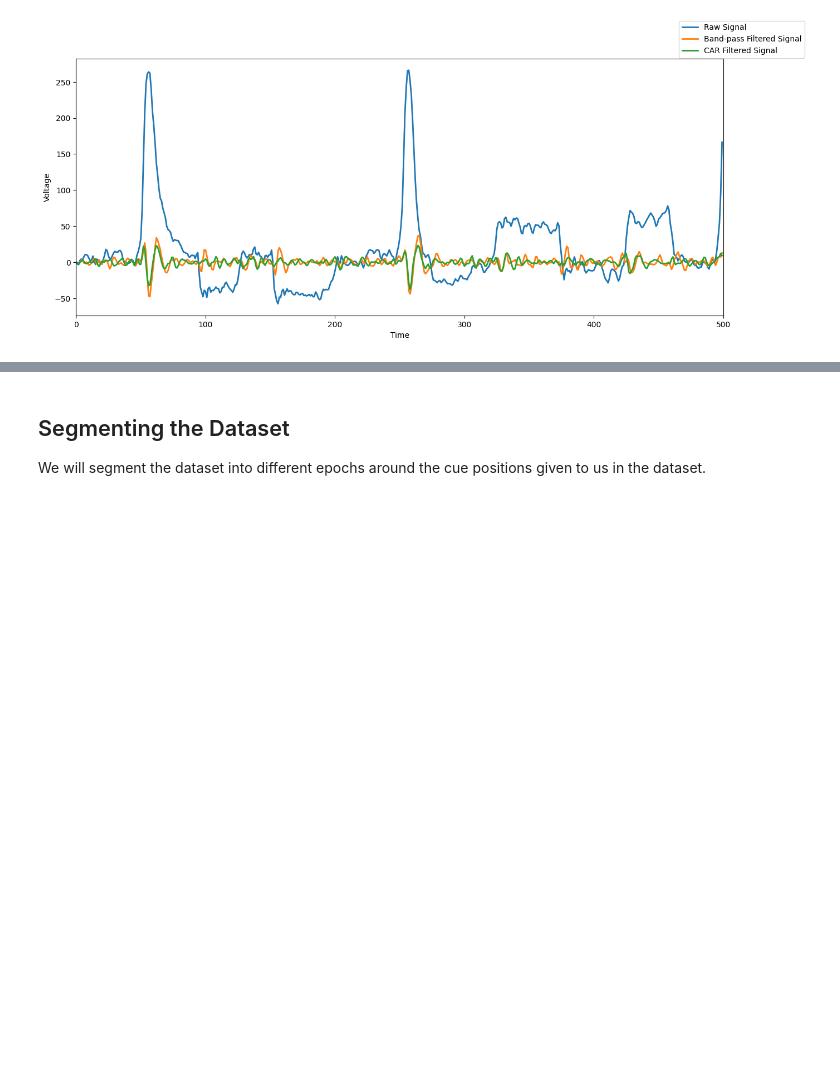
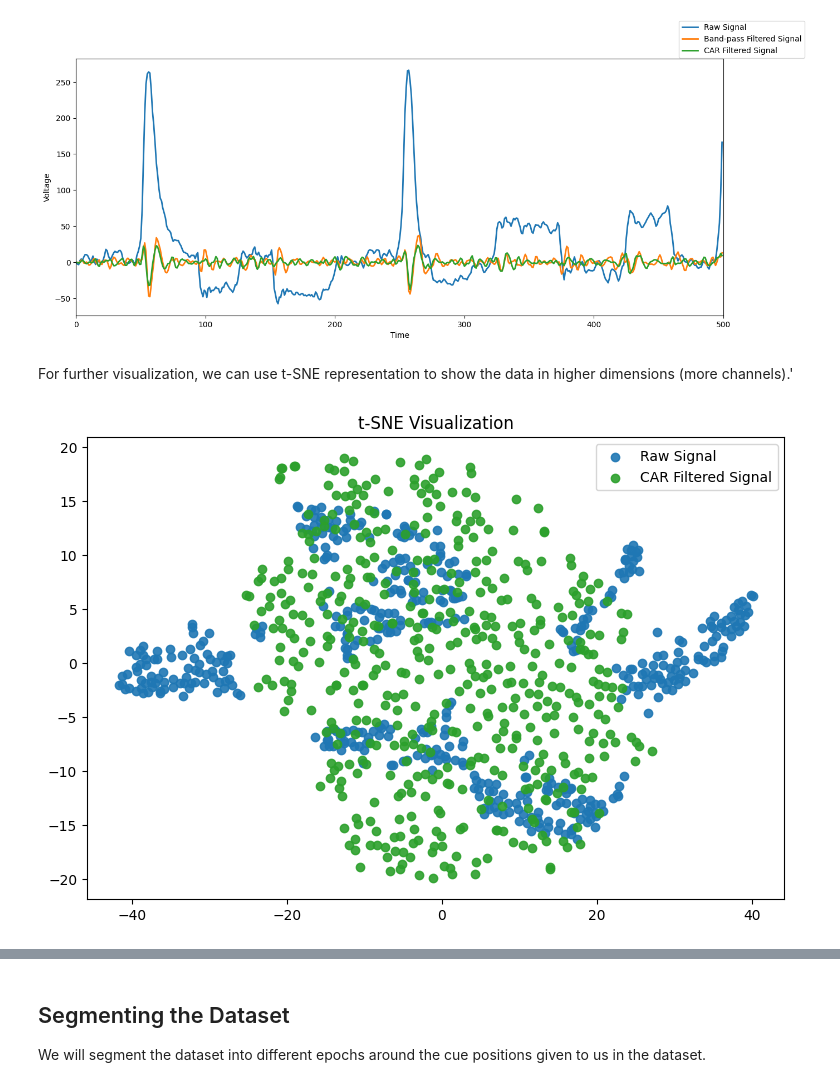
Before and after one commit to MobinRoohi/EEG-BCI, a Jupyter notebook: eeg-processing.ipynb, the cells around one changed output, grey strips where cells are left out. Saved outputs shown, nothing was run; the diff lists cells and outputs as text; code cells hidden in the pictures; blank space fills up the shorter version.

```diff
--- a/eeg-processing.ipynb
+++ b/eeg-processing.ipynb
@@ -145,3 +146,22 @@ label_list_1 = ["Raw Signal", "Band-pass Filtered Signal", "CAR Filtered Signal"
 visualize_contrast(cnt_list_1, label_list_1)
 # %% [output]
 [figure]
+# %% [markdown]
+For further visualization, we can use t-SNE representation to show the data in higher dimensions (more channels).'
+# %%
+# Apply t-SNE to 2D
+tsne = TSNE(n_components=2)
+tsne_cnt1 = tsne.fit_transform(CAR_cnt[:500, :])
+tsne_cnt2 = tsne.fit_transform(bandpass_cnt[:500, :])
+tsne_cnt3 = tsne.fit_transform(cnt[:500, :])
+# %%
+# Plot the t-SNE visualization
+fig, ax  = plt.subplots(figsize=(9,6))
+plt.scatter(tsne_cnt3[:, 0], tsne_cnt3[:, 1], alpha=0.9, label="Raw Signal")
+plt.scatter(tsne_cnt2[0:0, 0], tsne_cnt2[0:0, 1], alpha=0.8)
+plt.scatter(tsne_cnt1[:, 0], tsne_cnt1[:, 1], alpha=0.9, label="CAR Filtered Signal")
+plt.title('t-SNE Visualization')
+plt.legend()
+plt.show()
+# %% [output]
+[figure, added]
```
Also changed, not shown: parts of 6 cells of this notebook.
